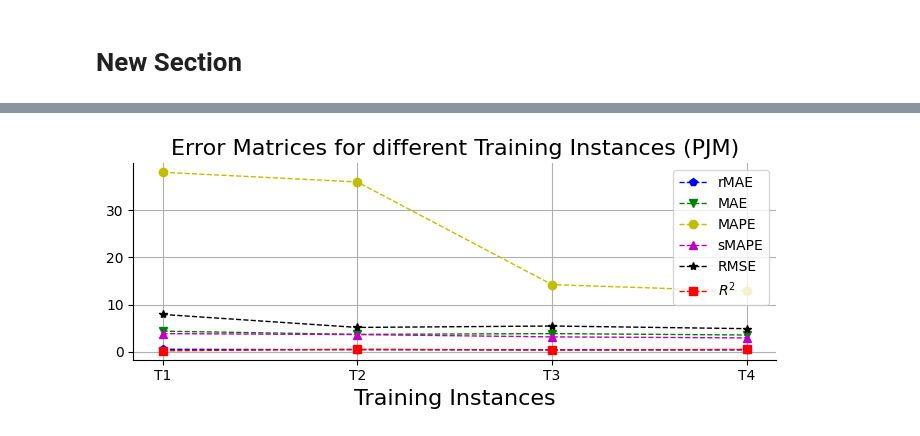
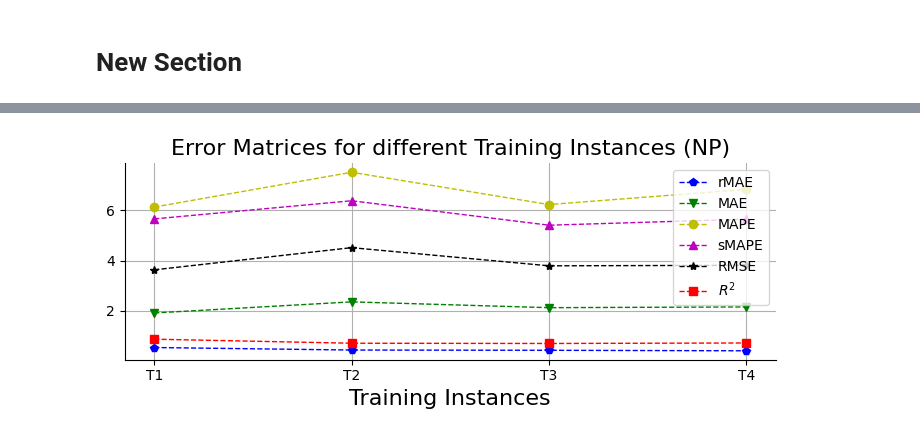
Before and after one commit to pooja-joshi-bits/EPFforAll, a Jupyter notebook: NordPool.ipynb, the cells around one changed output, grey strips where cells are left out. Cells and saved outputs as stored; diff of their text form; code cells hidden in the pictures.

```diff
--- a/NordPool.ipynb
+++ b/NordPool.ipynb
@@ -255,12 +256,12 @@ y_test = target_array_scaled[1449:2176]
 #y_test = target_array_scaled[1961:2176]
 # %%
 #T3 (82% - 08% - 10%)
-#X_train = features_array_scaled[0:1800]
-#y_train = target_array_scaled[0:1800]
-#X_validation = features_array_scaled[1801:2000]
-#y_validation = target_array_scaled[1801:2000]
-#X_test = features_array_scaled[2001:2176]
-#y_test = target_array_scaled[2001:2176]
+X_train = features_array_scaled[0:1800]
+y_train = target_array_scaled[0:1800]
+X_validation = features_array_scaled[1801:2000]
+y_validation = target_array_scaled[1801:2000]
+X_test = features_array_scaled[2001:2176]
+y_test = target_array_scaled[2001:2176]
 # %%
 y_test.shape
 # %% [output]
@@ -473,39 +474,38 @@ print(timedelta(seconds=end-start))
 import matplotlib.pyplot as plt
 plt.figure(figsize=(7,3))
 hfont = {'fontname':'Sans'}
 #plt.plot(EpisodeIndex, color='red',linewidth=3)
 
-rMAE  = [0.55, 0.45, 0.44, 0.42]
-MAE  = [4.38, 3.70, 3.86, 3.57]
-MAPE = [37.98, 35.93, 14.22, 12.85]
-sMAPE = [3.86, 3.66, 3.17, 2.96]
-RMSE = [7.92, 5.17, 5.47, 4.91]
-R2 = [0.23, 0.56, 0.39, 0.52]
+MAE  = [1.92, 2.36, 2.13, 2.16]
+MAPE  = [6.12, 7.50, 6.22, 6.82]
+sMAPE = [5.65, 6.37, 5.40, 5.64]
+RMSE = [3.63, 4.51, 3.79, 3.81]
+R2 = [0.88, 0.72, 0.71, 0.73]
 
 
 
 plt.plot(rMAE,'p--', color='blue', linewidth=1)
 plt.plot(MAE,'v--', color='green',linewidth=1)
 plt.plot(MAPE,'o--', color='y',linewidth=1)
 plt.plot(sMAPE,'^--', color='m',linewidth=1)
 plt.plot(RMSE,'*--', color='k',linewidth=1)
 plt.plot(R2,'s--', color='r',linewidth=1)
 #plt.ylim(ymin = -15500)
 #plt.ylim(ymax = 1000)
 #plt.plot(AvgEpisodeReward_lr_3,'-.', color='blue',linewidth=2)
-plt.title('Error Matrices for different Training Instances (PJM)', fontsize=16, **hfont)
+plt.title('Error Matrices for different Training Instances (NP)', fontsize=16, **hfont)
 #plt.ylabel('Average Reward $(\mathrm{r})$', fontsize=16, **hfont)
 x1 = [0,1,2,3]
 squad = ['T1','T2','T3','T4']
 plt.xticks(x1, squad)
 #plt.xticks(squad, minor=False, rotation=45)
 
 
 plt.xlabel('Training Instances', fontsize=16, **hfont)
 plt.legend(['rMAE', 'MAE', 'MAPE', 'sMAPE', 'RMSE', '$R^2$' ], loc='upper right', prop={"size":10})
 plt.grid()
 plt.tight_layout()
-plt.savefig('variablesPJM.pdf')
+plt.savefig('variablesNP.pdf')
 plt.show()
 # %% [output]
-[figure, old version]
+[figure, new version]
```
Also changed, not shown: parts of 16 cells of this notebook.
